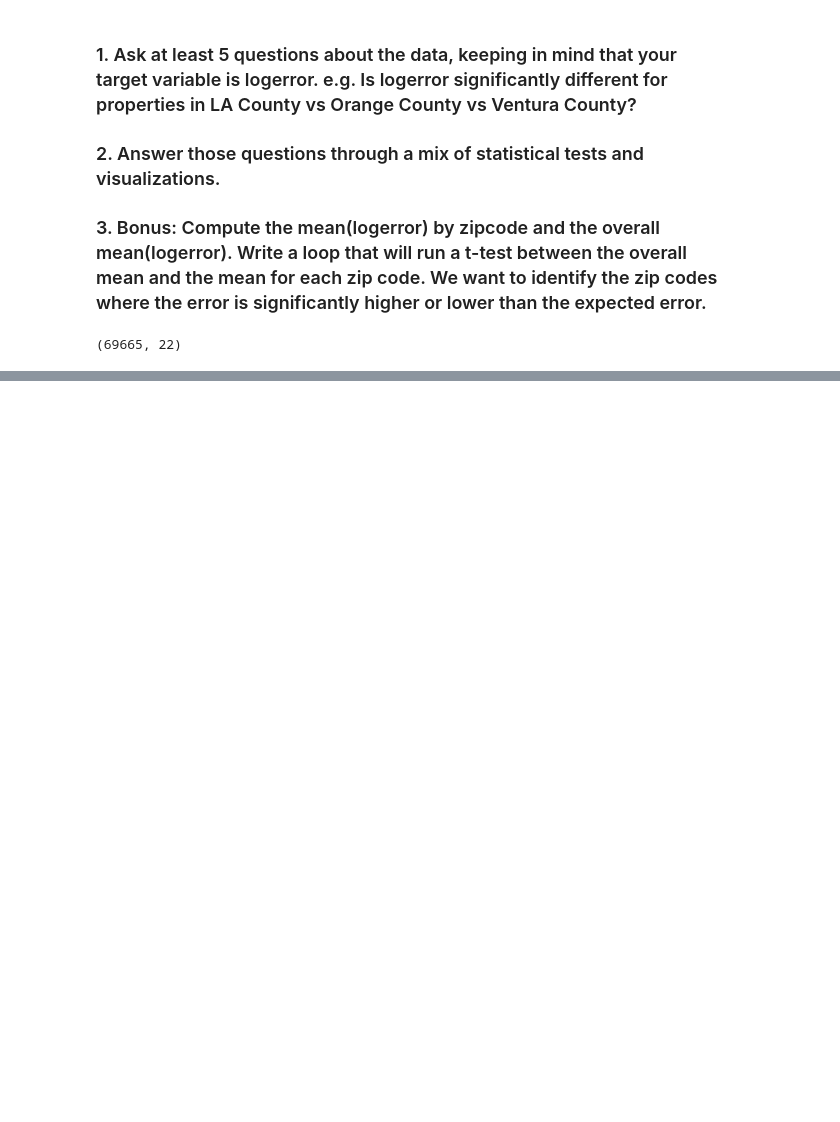
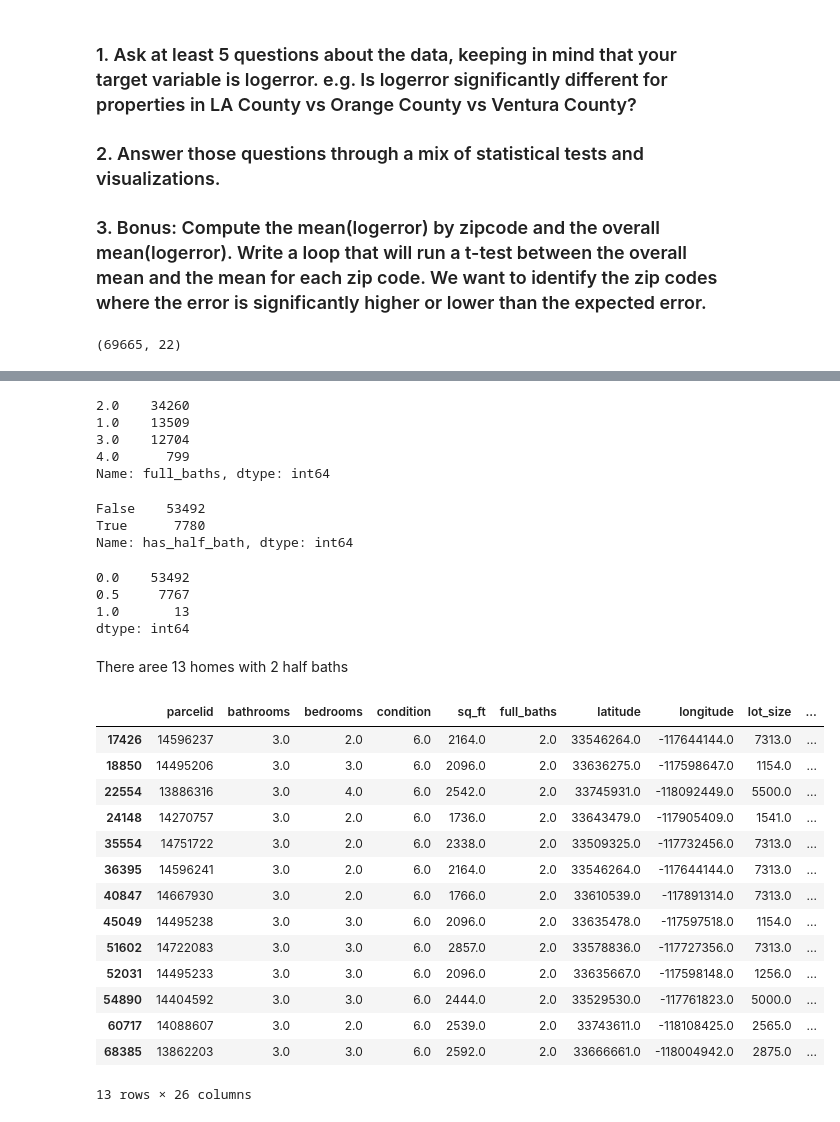
Before and after one commit to brianclements03/clustering, a Jupyter notebook: explore_zillow.ipynb, the cells around one changed output, grey strips where cells are left out. Drawn from its saved outputs; the diff is of its cells as text; code cells hidden in the pictures; blank space fills up the shorter version.

Commit message:
added age_bins and half bath attributes

```diff
--- a/explore_zillow.ipynb
+++ b/explore_zillow.ipynb
@@ -121,0 +115,41 @@ Name: county, dtype: int64
+# %%
+df.full_baths.value_counts()
+# %% [output]
+2.0    34260
+1.0    13509
+3.0    12704
+4.0      799
+Name: full_baths, dtype: int64
+# %%
+df.has_half_bath.value_counts()
+# %% [output]
+False    53492
+True      7780
+Name: has_half_bath, dtype: int64
+# %%
+(df.bathrooms - df.full_baths).value_counts()
+# %% [output]
+0.0    53492
+0.5     7767
+1.0       13
+dtype: int64
+# %% [markdown]
+There aree 13 homes with 2 half baths
+# %%
+df[(df.bathrooms - df.full_baths) == 1.0]
+# %% [output]
+|  | parcelid | bathrooms | bedrooms | condition | sq_ft | full_baths | latitude | longitude | lot_size | ... |
+| 17426 | 14596237 | 3.0 | 2.0 | 6.0 | 2164.0 | 2.0 | 33546264.0 | -117644144.0 | 7313.0 | ... |
+| 18850 | 14495206 | 3.0 | 3.0 | 6.0 | 2096.0 | 2.0 | 33636275.0 | -117598647.0 | 1154.0 | ... |
+| 22554 | 13886316 | 3.0 | 4.0 | 6.0 | 2542.0 | 2.0 | 33745931.0 | -118092449.0 | 5500.0 | ... |
+| 24148 | 14270757 | 3.0 | 2.0 | 6.0 | 1736.0 | 2.0 | 33643479.0 | -117905409.0 | 1541.0 | ... |
+| 35554 | 14751722 | 3.0 | 2.0 | 6.0 | 2338.0 | 2.0 | 33509325.0 | -117732456.0 | 7313.0 | ... |
+| 36395 | 14596241 | 3.0 | 2.0 | 6.0 | 2164.0 | 2.0 | 33546264.0 | -117644144.0 | 7313.0 | ... |
+| 40847 | 14667930 | 3.0 | 2.0 | 6.0 | 1766.0 | 2.0 | 33610539.0 | -117891314.0 | 7313.0 | ... |
+| 45049 | 14495238 | 3.0 | 3.0 | 6.0 | 2096.0 | 2.0 | 33635478.0 | -117597518.0 | 1154.0 | ... |
+| 51602 | 14722083 | 3.0 | 3.0 | 6.0 | 2857.0 | 2.0 | 33578836.0 | -117727356.0 | 7313.0 | ... |
+| 52031 | 14495233 | 3.0 | 3.0 | 6.0 | 2096.0 | 2.0 | 33635667.0 | -117598148.0 | 1256.0 | ... |
+| 54890 | 14404592 | 3.0 | 3.0 | 6.0 | 2444.0 | 2.0 | 33529530.0 | -117761823.0 | 5000.0 | ... |
+| 60717 | 14088607 | 3.0 | 2.0 | 6.0 | 2539.0 | 2.0 | 33743611.0 | -118108425.0 | 2565.0 | ... |
+| 68385 | 13862203 | 3.0 | 3.0 | 6.0 | 2592.0 | 2.0 | 33666661.0 | -118004942.0 | 2875.0 | ... |
+13 rows × 26 columns
```
Also changed, not shown: parts of 18 cells of this notebook, 1 other file.
